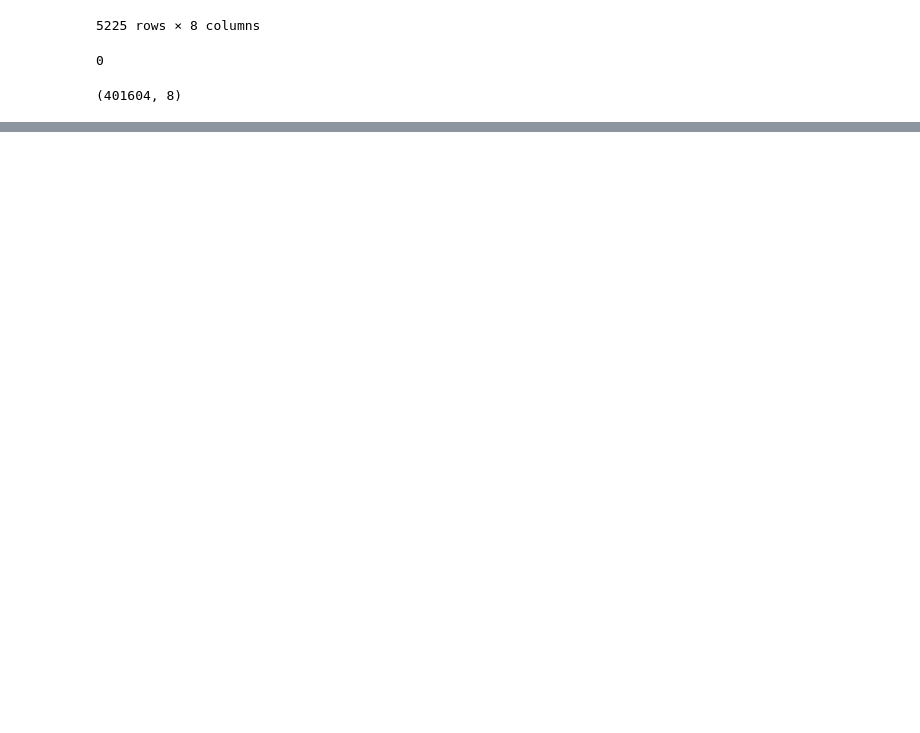
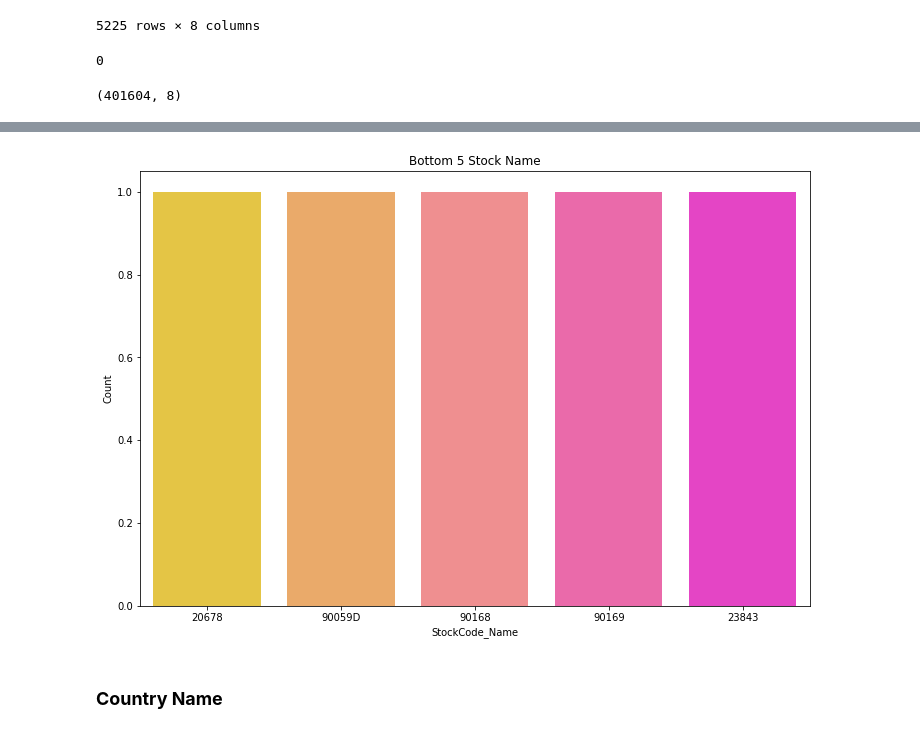
Before and after one commit to Tanushri920/Online-Retail-Customer-Segmentation, a Jupyter notebook: Online_Retail_Customer_Segmentation_Capstone_Project.ipynb, the cells around one changed output, grey strips where cells are left out. Drawn from its saved outputs; the diff is of its cells as text; code cells hidden in the pictures; blank space fills up the shorter version.

```diff
--- a/Online_Retail_Customer_Segmentation_Capstone_Project.ipynb
+++ b/Online_Retail_Customer_Segmentation_Capstone_Project.ipynb
@@ -211,0 +323,9 @@ df.shape
+# %%
+#plot bottom 5 stockcode name
+plt.figure(figsize=(12,8))
+plt.title('Bottom 5 Stock Name')
+sns.barplot(x='StockCode_Name',y='Count',data=StockCode_df[-5:], palette='spring_r');
+# %% [output]
+[figure, added]
+# %% [markdown]
+### **Country Name**
```
Also changed, not shown: parts of 25 cells of this notebook.
